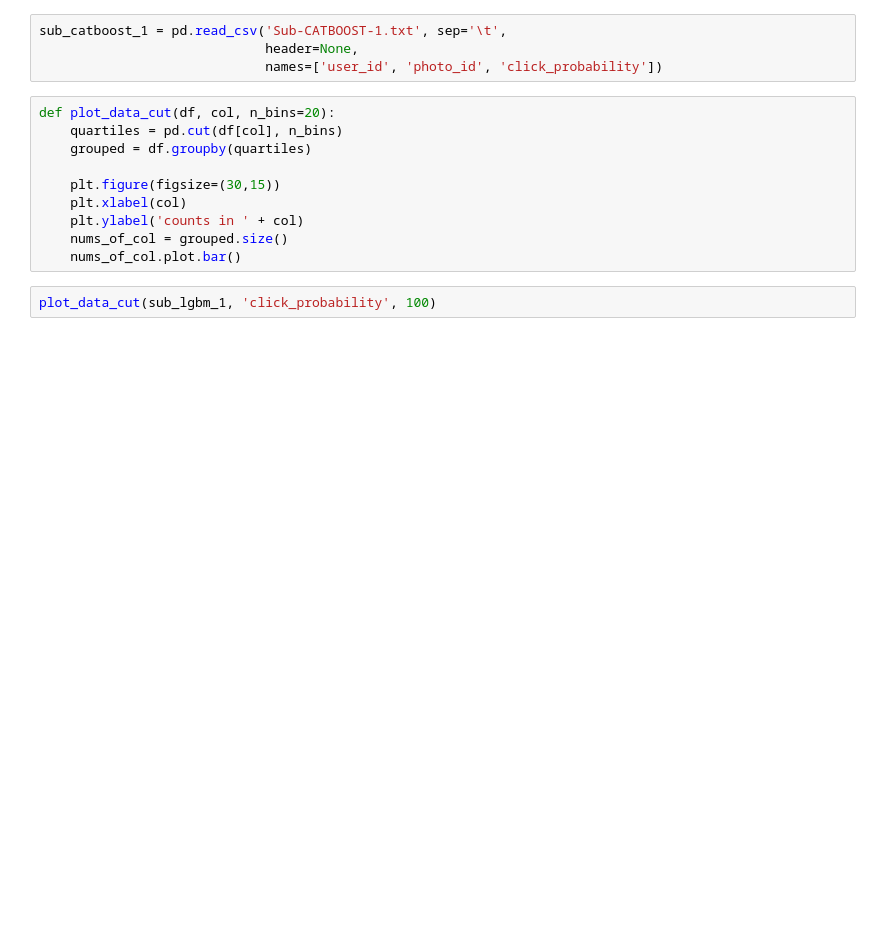
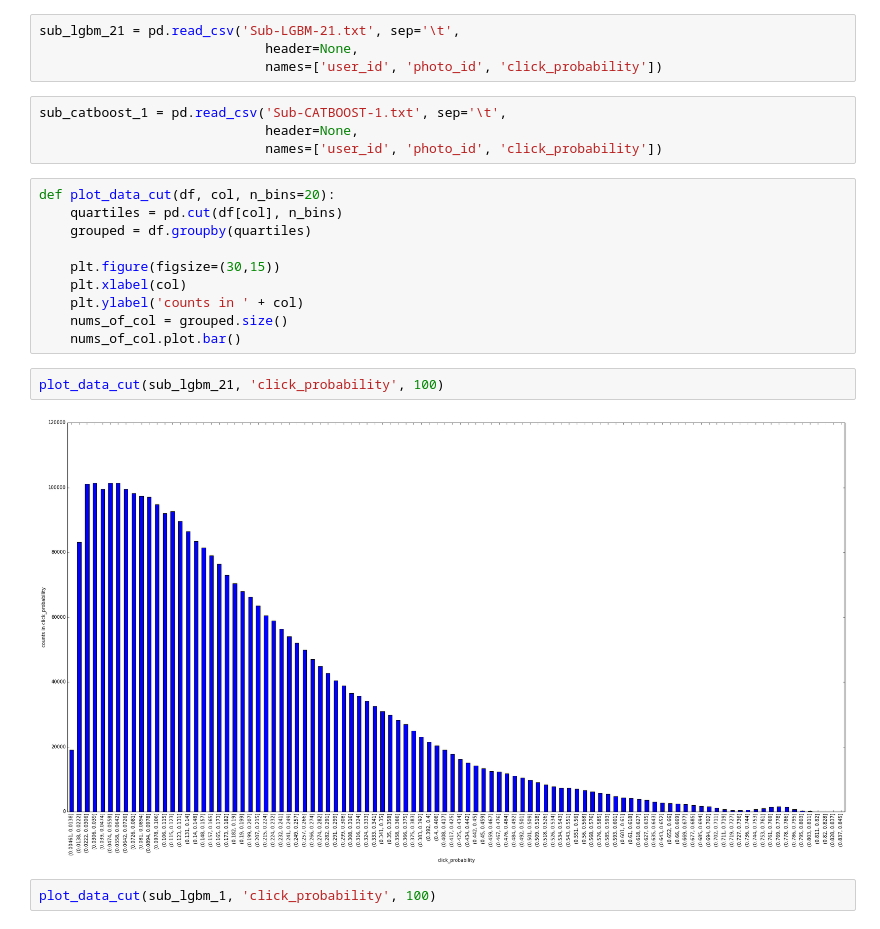
Before and after one commit to kitianFresh/kuaishou, a Jupyter notebook: models/train_test_val_distribution.ipynb, the cells around one changed output. Saved outputs shown, nothing was run; the diff lists cells and outputs as text; blank space fills up the shorter version.

```diff
--- a/models/train_test_val_distribution.ipynb
+++ b/models/train_test_val_distribution.ipynb
@@ -34,6 +34,10 @@ sub_lgbm_14 = pd.read_csv('Sub-LGBM-14.txt', sep='\t',
 sub_lgbm_13 = pd.read_csv('Sub-LGBM-13.txt', sep='\t',
                              header=None,
                              names=['user_id', 'photo_id', 'click_probability'])
+# %%
+sub_lgbm_21 = pd.read_csv('Sub-LGBM-21.txt', sep='\t',
+                             header=None,
+                             names=['user_id', 'photo_id', 'click_probability'])
 # %%
 sub_catboost_1 = pd.read_csv('Sub-CATBOOST-1.txt', sep='\t',
                              header=None,
@@ -48,6 +52,10 @@ def plot_data_cut(df, col, n_bins=20):
     plt.ylabel('counts in ' + col)
     nums_of_col = grouped.size()
     nums_of_col.plot.bar()
+# %%
+plot_data_cut(sub_lgbm_21, 'click_probability', 100)
+# %% [output]
+[figure, added]
 # %%
 plot_data_cut(sub_lgbm_1, 'click_probability', 100)
 # %% [output]
```
Also changed, not shown: 4 other files.
